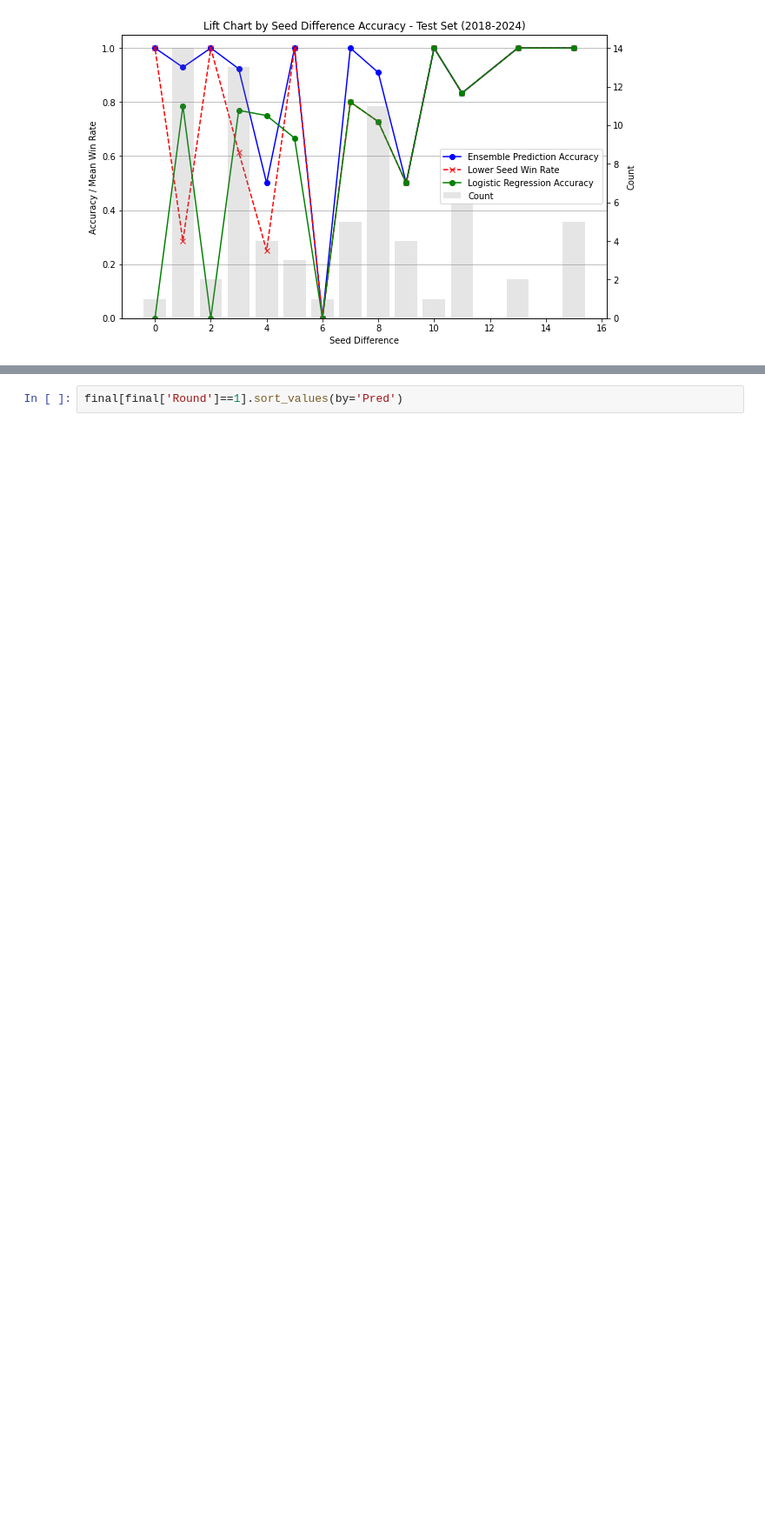
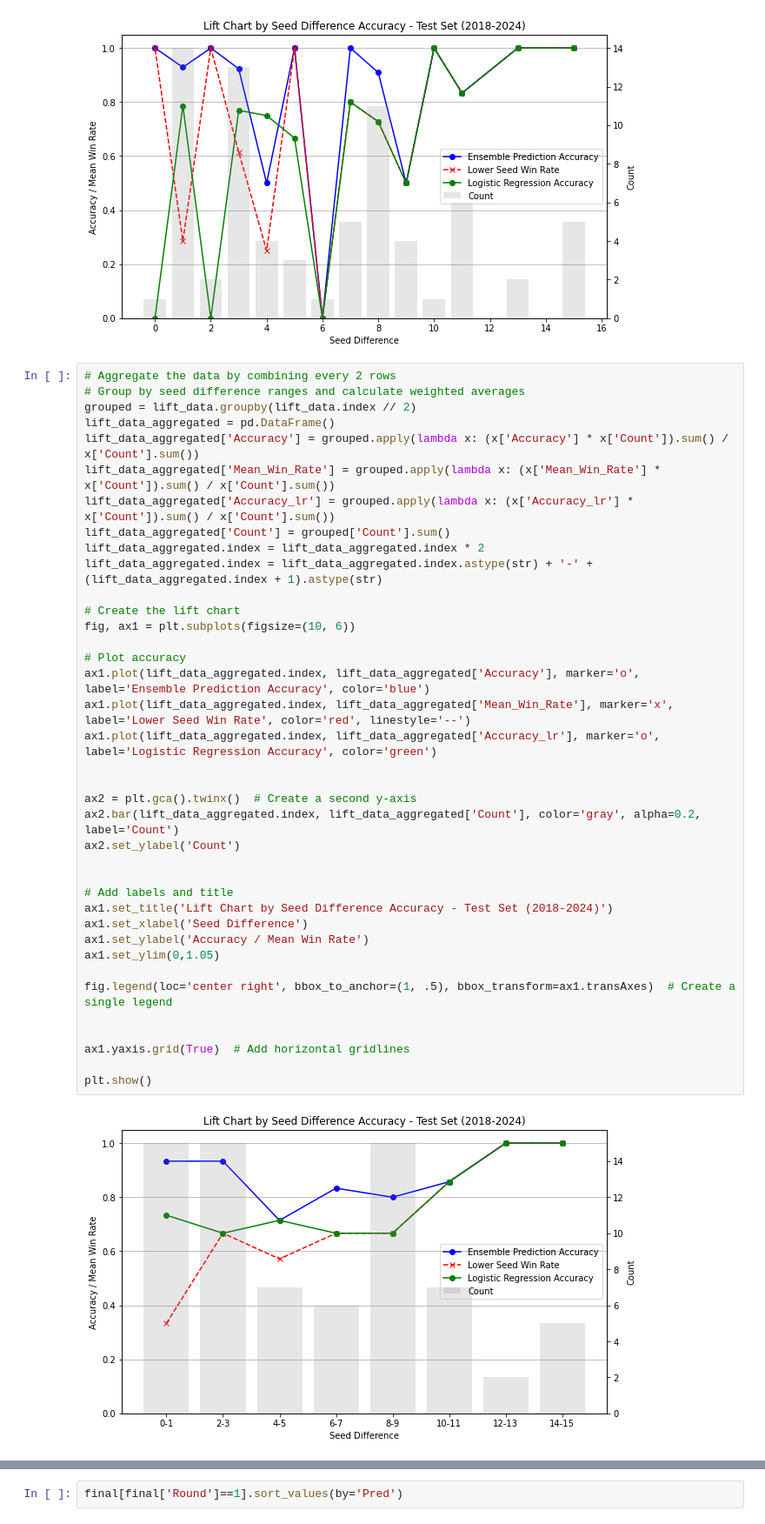
Before and after one commit to the-eric-bloomfield/NCAAB-MODEL, a Jupyter notebook: ncaab_model.ipynb, the cells around one changed output, grey strips where cells are left out. Shown: that part at 87% size. Drawn from its saved outputs; the diff is of its cells as text; blank space fills up the shorter version.

```diff
--- a/ncaab_model.ipynb
+++ b/ncaab_model.ipynb
@@ -1183,6 +1272,46 @@ ax1.yaxis.grid(True)  # Add horizontal gridlines
 plt.show()
 # %% [output]
 [figure]
+# %%
+# Aggregate the data by combining every 2 rows
+# Group by seed difference ranges and calculate weighted averages
+grouped = lift_data.groupby(lift_data.index // 2)
+lift_data_aggregated = pd.DataFrame()
+lift_data_aggregated['Accuracy'] = grouped.apply(lambda x: (x['Accuracy'] * x['Count']).sum() / x['Count'].sum())
+lift_data_aggregated['Mean_Win_Rate'] = grouped.apply(lambda x: (x['Mean_Win_Rate'] * x['Count']).sum() / x['Count'].sum())
+lift_data_aggregated['Accuracy_lr'] = grouped.apply(lambda x: (x['Accuracy_lr'] * x['Count']).sum() / x['Count'].sum())
+lift_data_aggregated['Count'] = grouped['Count'].sum()
+lift_data_aggregated.index = lift_data_aggregated.index * 2
+lift_data_aggregated.index = lift_data_aggregated.index.astype(str) + '-' + (lift_data_aggregated.index + 1).astype(str)
+
+# Create the lift chart
+fig, ax1 = plt.subplots(figsize=(10, 6))
+
+# Plot accuracy
+ax1.plot(lift_data_aggregated.index, lift_data_aggregated['Accuracy'], marker='o', label='Ensemble Prediction Accuracy', color='blue')
+ax1.plot(lift_data_aggregated.index, lift_data_aggregated['Mean_Win_Rate'], marker='x', label='Lower Seed Win Rate', color='red', linestyle='--')
+ax1.plot(lift_data_aggregated.index, lift_data_aggregated['Accuracy_lr'], marker='o', label='Logistic Regression Accuracy', color='green')
+
+
+ax2 = plt.gca().twinx()  # Create a second y-axis
+ax2.bar(lift_data_aggregated.index, lift_data_aggregated['Count'], color='gray', alpha=0.2, label='Count')
+ax2.set_ylabel('Count')
+
+
+# Add labels and title
+ax1.set_title('Lift Chart by Seed Difference Accuracy - Test Set (2018-2024)')
+ax1.set_xlabel('Seed Difference')
+ax1.set_ylabel('Accuracy / Mean Win Rate')
+ax1.set_ylim(0,1.05)
+
+fig.legend(loc='center right', bbox_to_anchor=(1, .5), bbox_transform=ax1.transAxes)  # Create a single legend
+
+
+ax1.yaxis.grid(True)  # Add horizontal gridlines
+
+plt.show()
+# %% [output]
+[figure, added]
 # %%
 # Assuming holdout_df is already defined and preprocessed
 # Ensure the same features are used
```
Also changed, not shown: parts of 20 cells of this notebook.
